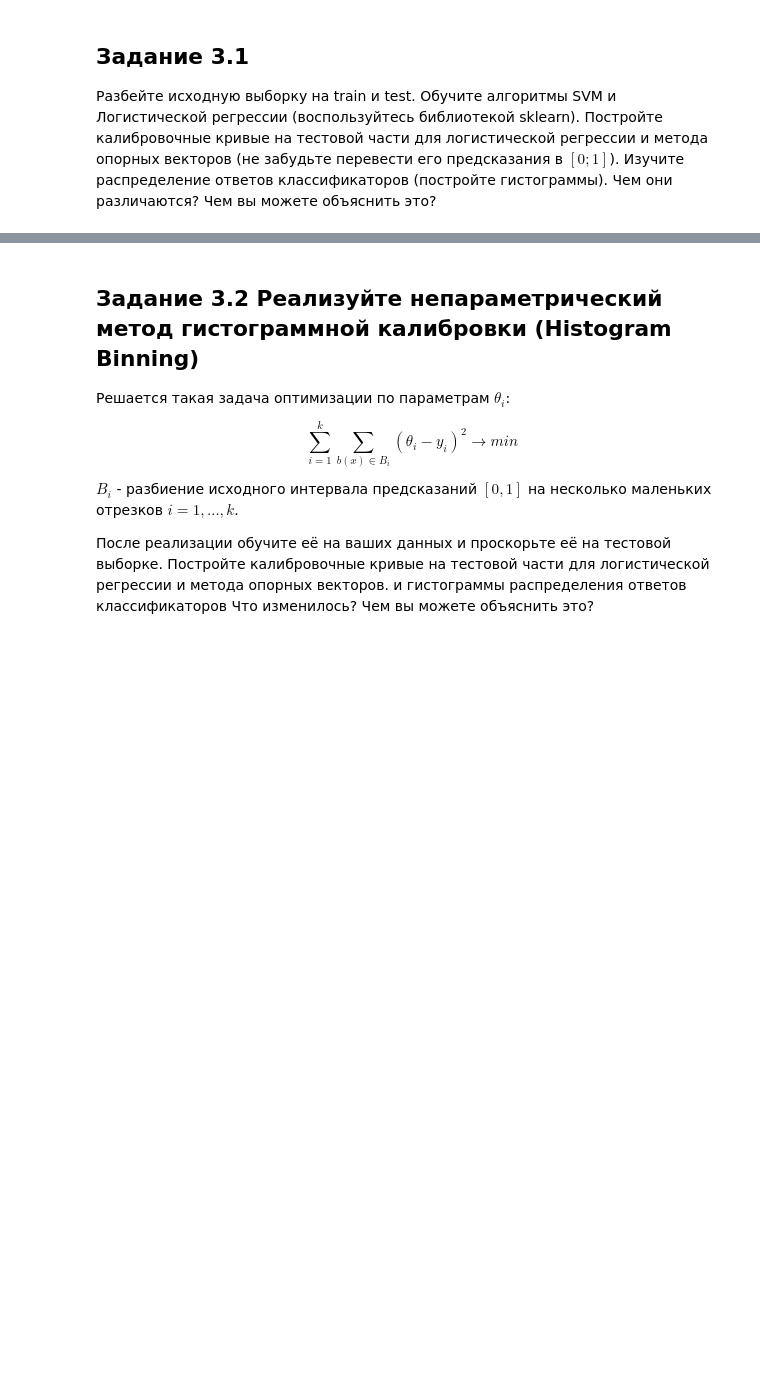
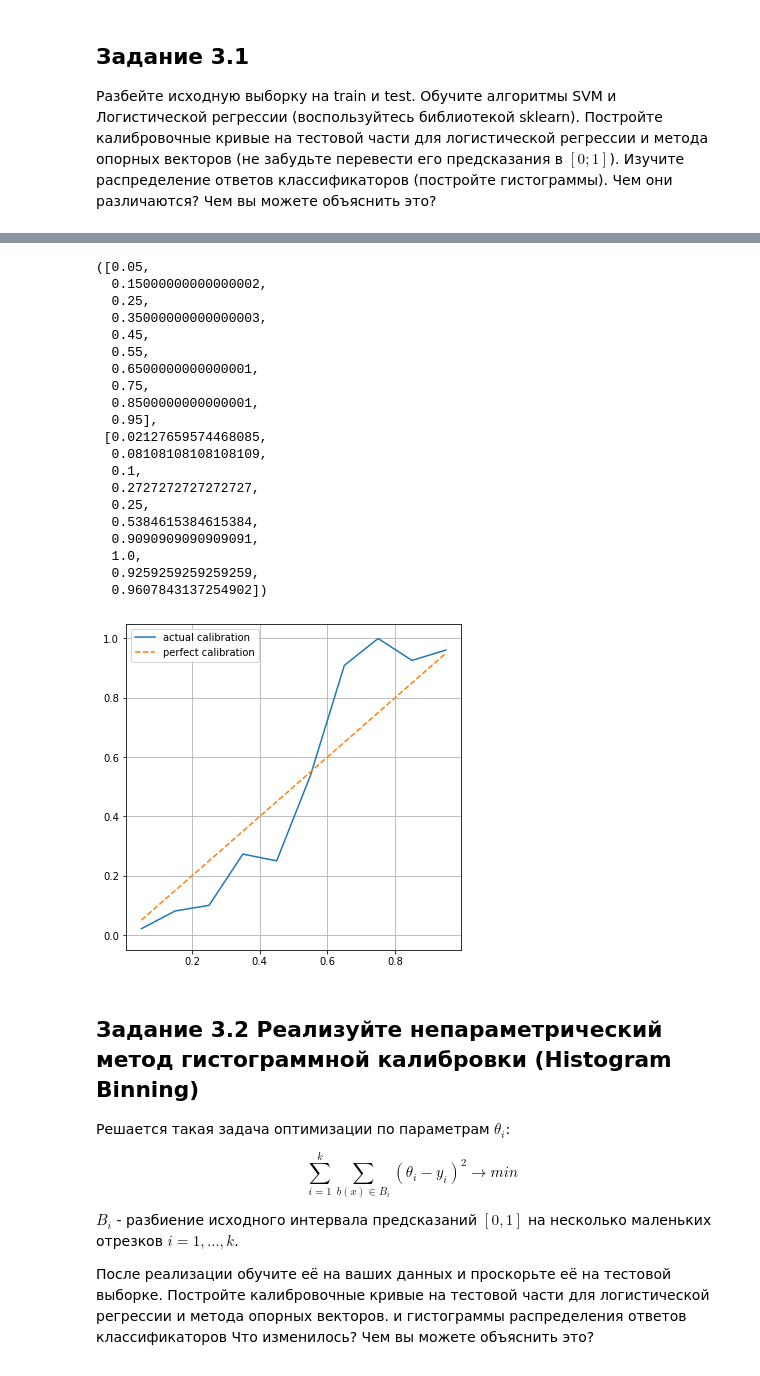
Before and after one commit to daniildiveev/ml-course-shad, a Jupyter notebook: 3rd_homework/svm homework.ipynb, the cells around one changed output, grey strips where cells are left out. Saved outputs shown, nothing was run; the diff lists cells and outputs as text; code cells hidden in the pictures; blank space fills up the shorter version.

```diff
--- a/3rd_homework/svm homework.ipynb
+++ b/3rd_homework/svm homework.ipynb
@@ -333,3 +399,27 @@ X, y = make_classification(
+# %%
+plot_calibration_curve(y_test, logreg_preds[:, 1],)
+# %% [output]
+([0.05,
+  0.15000000000000002,
+  0.25,
+  0.35000000000000003,
+  0.45,
+  0.55,
+  0.6500000000000001,
+  0.75,
+  0.8500000000000001,
+  0.95],
+ [0.02127659574468085,
+  0.08108108108108109,
+  0.1,
+  0.2727272727272727,
+  0.25,
+  0.5384615384615384,
+  0.9090909090909091,
+  1.0,
+  0.9259259259259259,
+  0.9607843137254902])
+[figure, added]
 # %% [markdown]
 ##  Задание 3.2 Реализуйте непараметрический метод гистограммной калибровки  (Histogram Binning)
 
```
Also changed, not shown: parts of 34 cells of this notebook.
